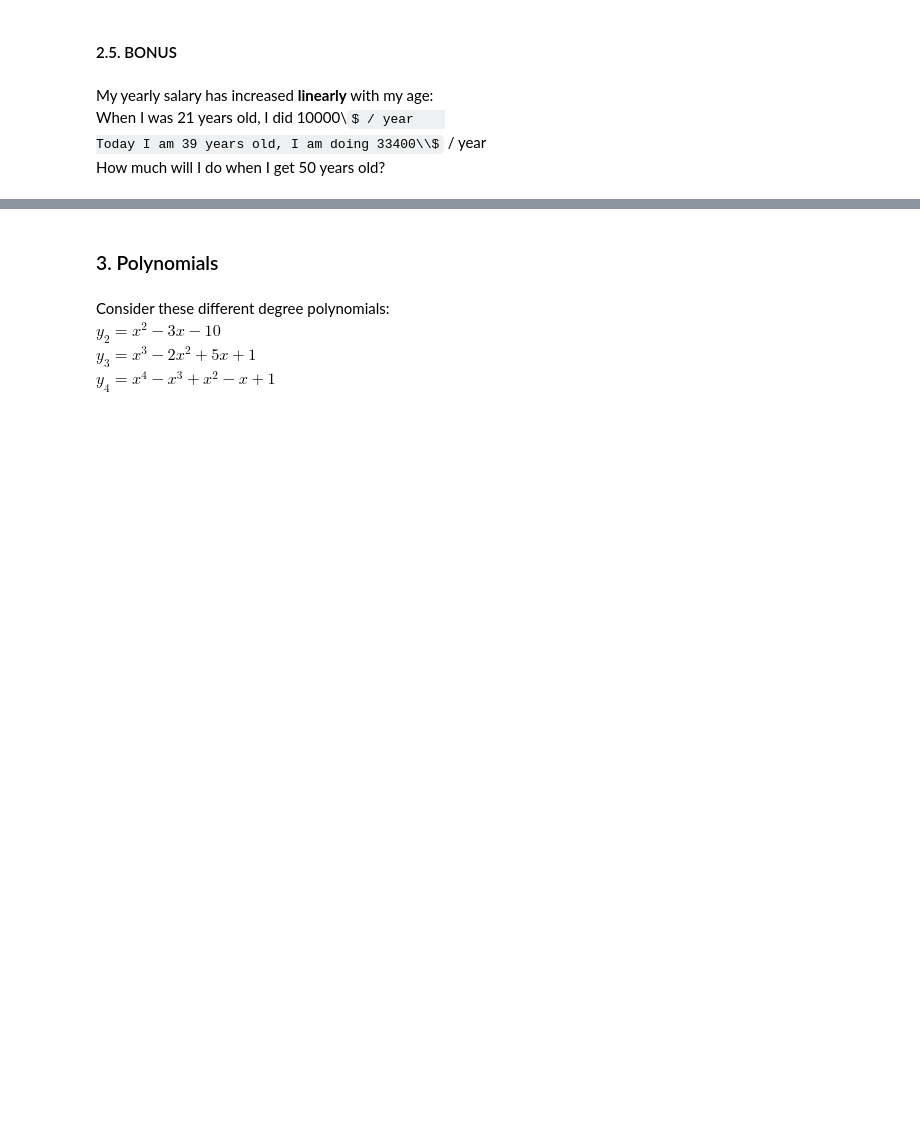
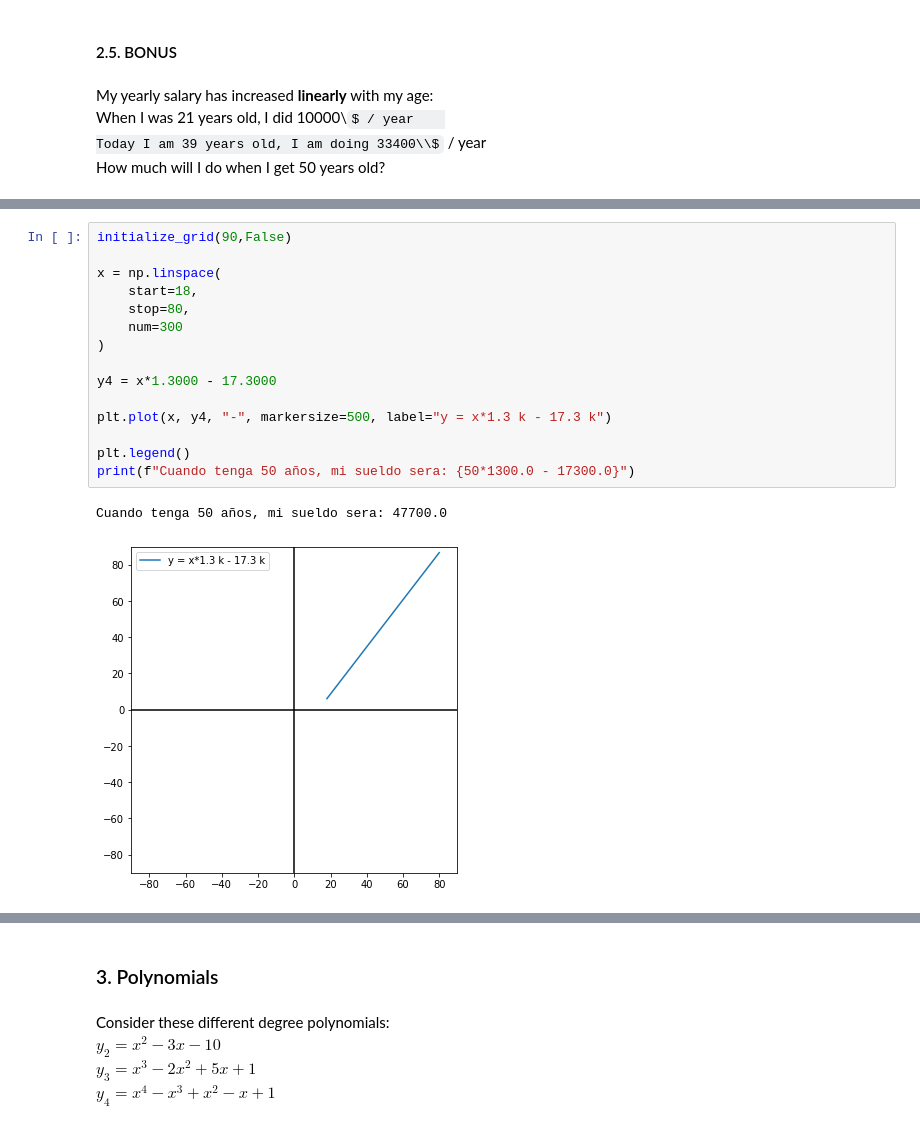
Before and after one commit to Ironhack-Data-Madrid-Marzo-2021/lab-math-refresher, a Jupyter notebook: your-code/main.ipynb, the cells around one changed output, grey strips where cells are left out. Drawn from its saved outputs; the diff is of its cells as text; some formulas as TeX source; blank space fills up the shorter version.

```diff
--- a/your-code/main.ipynb
+++ b/your-code/main.ipynb
@@ -69,0 +182,18 @@ How much will I do when I get 50 years old?
+# %%
+initialize_grid(90,False)
+
+x = np.linspace(
+    start=18,
+    stop=80,
+    num=300
+)
+
+y4 = x*1.3000 - 17.3000
+
+plt.plot(x, y4, "-", markersize=500, label="y = x*1.3 k - 17.3 k")
+
+plt.legend()
+print(f"Cuando tenga 50 años, mi sueldo sera: {50*1300.0 - 17300.0}")
+# %% [output]
+Cuando tenga 50 años, mi sueldo sera: 47700.0
+[figure, added]
```
Also changed, not shown: parts of 32 cells of this notebook.
